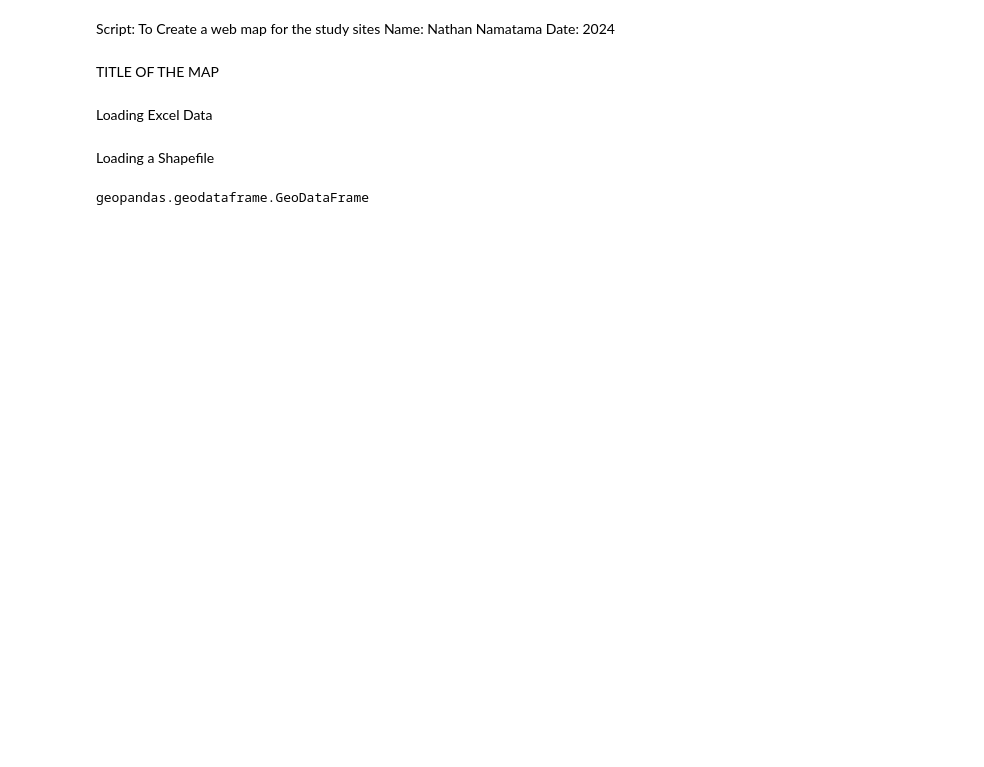
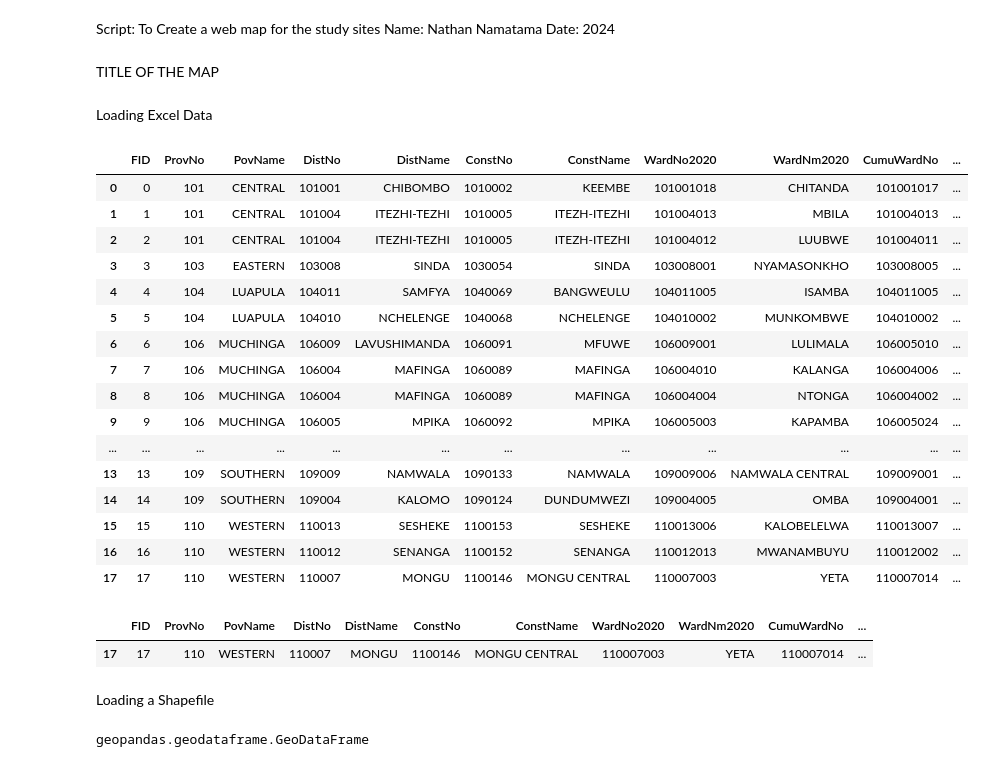
Before and after one commit to NathanNamamata/PPCR-Phase-II-Study-Sites, a Jupyter notebook: V1_Study_Sites.ipynb, the cells around one changed output. Cells and saved outputs as stored; diff of their text form; code cells hidden in the pictures; blank space fills up the shorter version.

```diff
--- a/V1_Study_Sites.ipynb
+++ b/V1_Study_Sites.ipynb
@@ -23,5 +23,23 @@ def main():
 # %% [markdown]
 Loading Excel Data
 # %%
-##df = pd.read_csv(r"C:\Users\Naznamz\Notebook_Study_Sites\PPCR-Phase-II-Study-Sites\Wards_Zambia.csv")
-##df
+df = pd.read_csv(r"F:\Collecting and Analysing Data\Maps\Tables\Excel Tables\Study_Sites_V1.csv")
+df
+# %% [output]
+|  | FID | ProvNo | PovName | DistNo | DistName | ConstNo | ConstName | WardNo2020 | WardNm2020 | CumuWardNo | ... |
+| 0 | 0 | 101 | CENTRAL | 101001 | CHIBOMBO | 1010002 | KEEMBE | 101001018 | CHITANDA | 101001017 | ... |
+| 1 | 1 | 101 | CENTRAL | 101004 | ITEZHI-TEZHI | 1010005 | ITEZH-ITEZHI | 101004013 | MBILA | 101004013 | ... |
+| 2 | 2 | 101 | CENTRAL | 101004 | ITEZHI-TEZHI | 1010005 | ITEZH-ITEZHI | 101004012 | LUUBWE | 101004011 | ... |
+| 3 | 3 | 103 | EASTERN | 103008 | SINDA | 1030054 | SINDA | 103008001 | NYAMASONKHO | 103008005 | ... |
+| 4 | 4 | 104 | LUAPULA | 104011 | SAMFYA | 1040069 | BANGWEULU | 104011005 | ISAMBA | 104011005 | ... |
+| 5 | 5 | 104 | LUAPULA | 104010 | NCHELENGE | 1040068 | NCHELENGE | 104010002 | MUNKOMBWE | 104010002 | ... |
+| 6 | 6 | 106 | MUCHINGA | 106009 | LAVUSHIMANDA | 1060091 | MFUWE | 106009001 | LULIMALA | 106005010 | ... |
+| 7 | 7 | 106 | MUCHINGA | 106004 | MAFINGA | 1060089 | MAFINGA | 106004010 | KALANGA | 106004006 | ... |
+| 8 | 8 | 106 | MUCHINGA | 106004 | MAFINGA | 1060089 | MAFINGA | 106004004 | NTONGA | 106004002 | ... |
+| 9 | 9 | 106 | MUCHINGA | 106005 | MPIKA | 1060092 | MPIKA | 106005003 | KAPAMBA | 106005024 | ... |
+| ... | ... | ... | ... | ... | ... | ... | ... | ... | ... | ... | ... |
+| 13 | 13 | 109 | SOUTHERN | 109009 | NAMWALA | 1090133 | NAMWALA | 109009006 | NAMWALA CENTRAL | 109009001 | ... |
+| 14 | 14 | 109 | SOUTHERN | 109004 | KALOMO | 1090124 | DUNDUMWEZI | 109004005 | OMBA | 109004001 | ... |
+| 15 | 15 | 110 | WESTERN | 110013 | SESHEKE | 1100153 | SESHEKE | 110013006 | KALOBELELWA | 110013007 | ... |
+| 16 | 16 | 110 | WESTERN | 110012 | SENANGA | 1100152 | SENANGA | 110012013 | MWANAMBUYU | 110012002 | ... |
+| 17 | 17 | 110 | WESTERN | 110007 | MONGU | 1100146 | MONGU CENTRAL | 110007003 | YETA | 110007014 | ... |
@@ -27,0 +49,6 @@ Loading Excel Data
+# %%
+df = df[(df ['DistName'] == DistName) & (df ['WardNm2020'] == WardNm2020)]
+df
+# %% [output]
+|  | FID | ProvNo | PovName | DistNo | DistName | ConstNo | ConstName | WardNo2020 | WardNm2020 | CumuWardNo | ... |
+| 17 | 17 | 110 | WESTERN | 110007 | MONGU | 1100146 | MONGU CENTRAL | 110007003 | YETA | 110007014 | ... |
```
Also changed, not shown: parts of 5 cells of this notebook.
